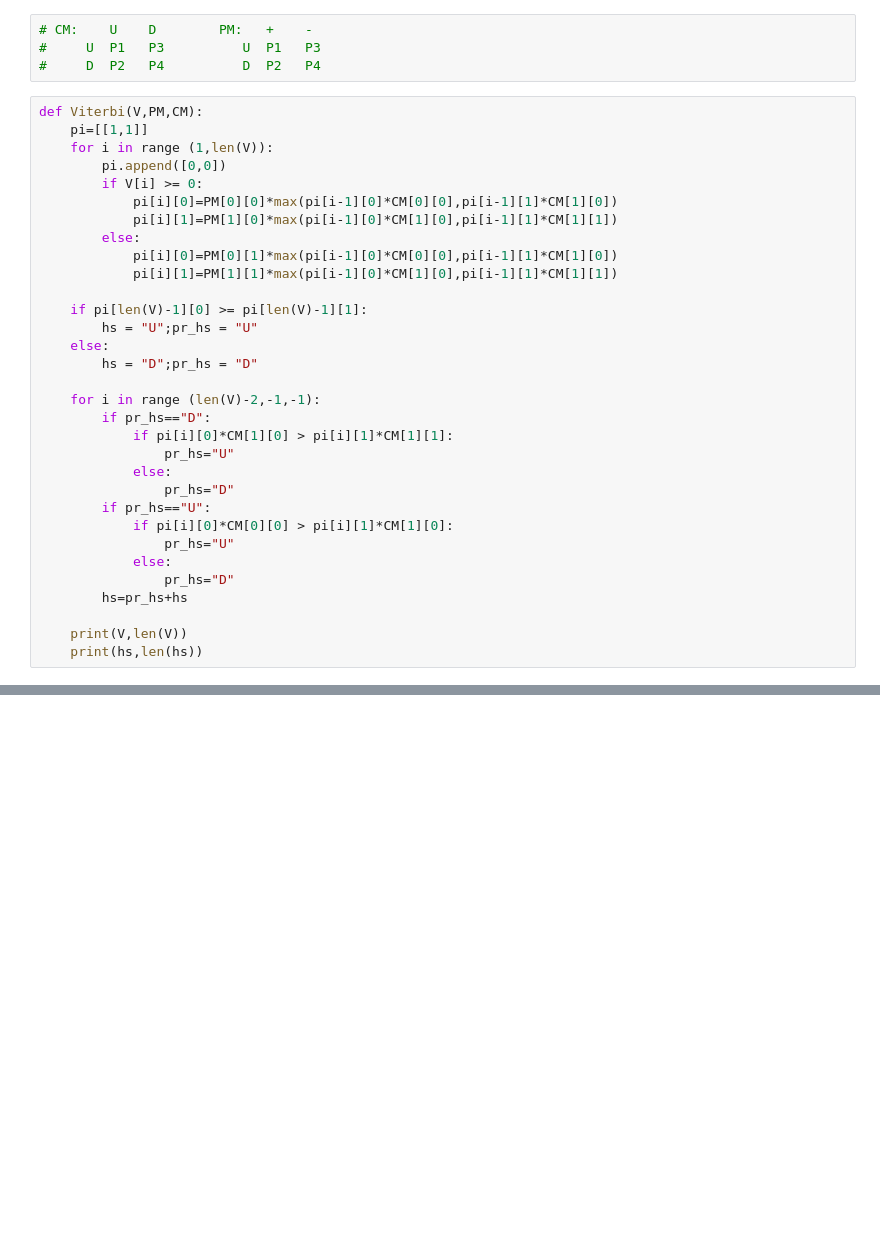
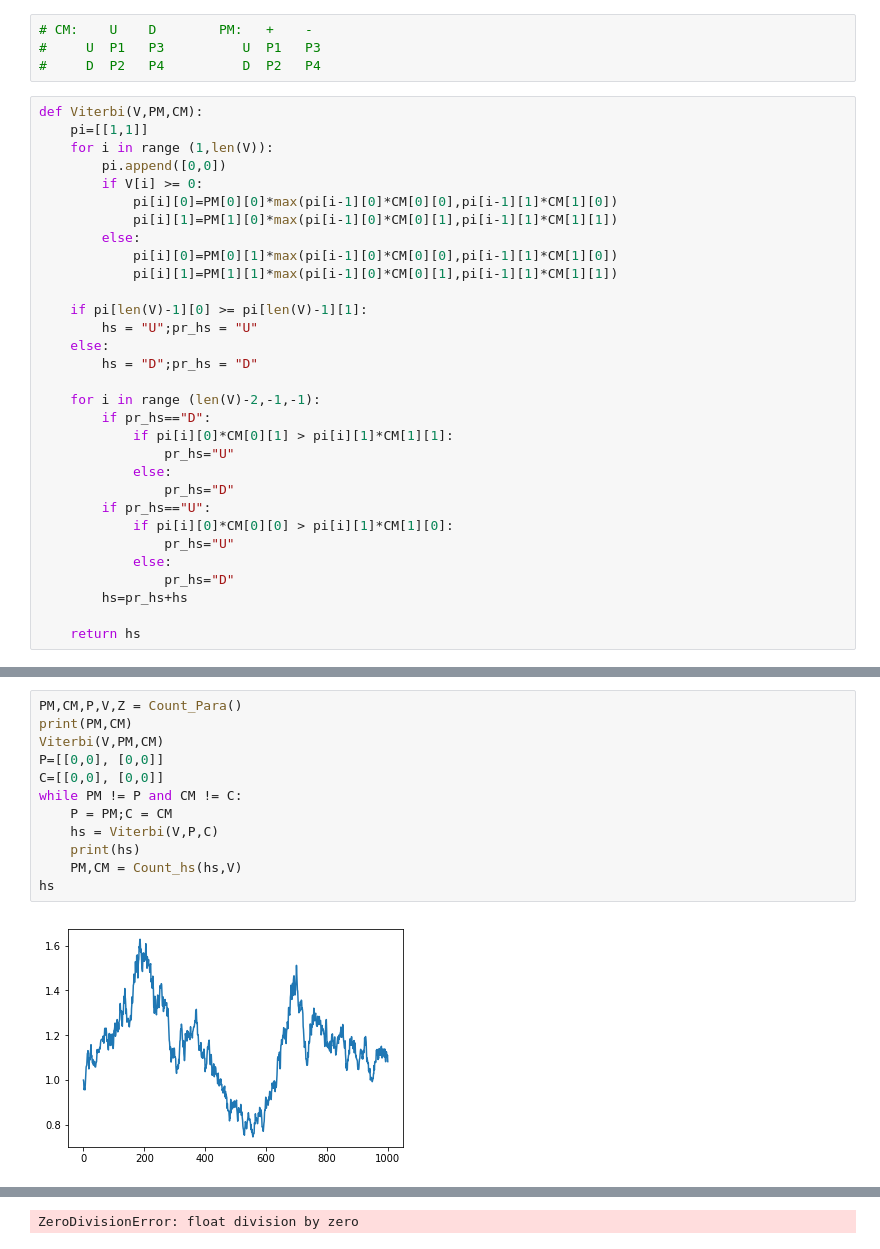
Before and after one commit to DouBeeTwT/HMM, a Jupyter notebook: Test-v-0.0.1.ipynb, the cells around one changed output, grey strips where cells are left out. Saved outputs shown, nothing was run; the diff lists cells and outputs as text; blank space fills up the shorter version.

```diff
--- a/Test-v-0.0.1.ipynb
+++ b/Test-v-0.0.1.ipynb
@@ -101,10 +125,10 @@ def Viterbi(V,PM,CM):
         pi.append([0,0])
         if V[i] >= 0:
             pi[i][0]=PM[0][0]*max(pi[i-1][0]*CM[0][0],pi[i-1][1]*CM[1][0])
-            pi[i][1]=PM[1][0]*max(pi[i-1][0]*CM[1][0],pi[i-1][1]*CM[1][1])
+            pi[i][1]=PM[1][0]*max(pi[i-1][0]*CM[0][1],pi[i-1][1]*CM[1][1])
         else:
             pi[i][0]=PM[0][1]*max(pi[i-1][0]*CM[0][0],pi[i-1][1]*CM[1][0])
-            pi[i][1]=PM[1][1]*max(pi[i-1][0]*CM[1][0],pi[i-1][1]*CM[1][1])
+            pi[i][1]=PM[1][1]*max(pi[i-1][0]*CM[0][1],pi[i-1][1]*CM[1][1])
 
     if pi[len(V)-1][0] >= pi[len(V)-1][1]:
         hs = "U";pr_hs = "U"
@@ -113,7 +137,7 @@ def Viterbi(V,PM,CM):
 
     for i in range (len(V)-2,-1,-1):
         if pr_hs=="D":
-            if pi[i][0]*CM[1][0] > pi[i][1]*CM[1][1]:
+            if pi[i][0]*CM[0][1] > pi[i][1]*CM[1][1]:
                 pr_hs="U"
             else:
                 pr_hs="D"
@@ -124,5 +148,4 @@ def Viterbi(V,PM,CM):
                 pr_hs="D"
         hs=pr_hs+hs
 
-    print(V,len(V))
-    print(hs,len(hs))
+    return hs
@@ -136,0 +202,14 @@ Viterbi(V,PM,CM)
+# %%
+PM,CM,P,V,Z = Count_Para()
+print(PM,CM)
+Viterbi(V,PM,CM)
+P=[[0,0], [0,0]]
+C=[[0,0], [0,0]]
+while PM != P and CM != C:
+    P = PM;C = CM
+    hs = Viterbi(V,P,C)
+    print(hs)
+    PM,CM = Count_hs(hs,V)
+hs
+# %% [output]
+[figure, added]
@@ -136,0 +222 @@ Viterbi(V,PM,CM)
+ZeroDivisionError: float division by zero
```
Also changed, not shown: parts of 8 cells of this notebook.
